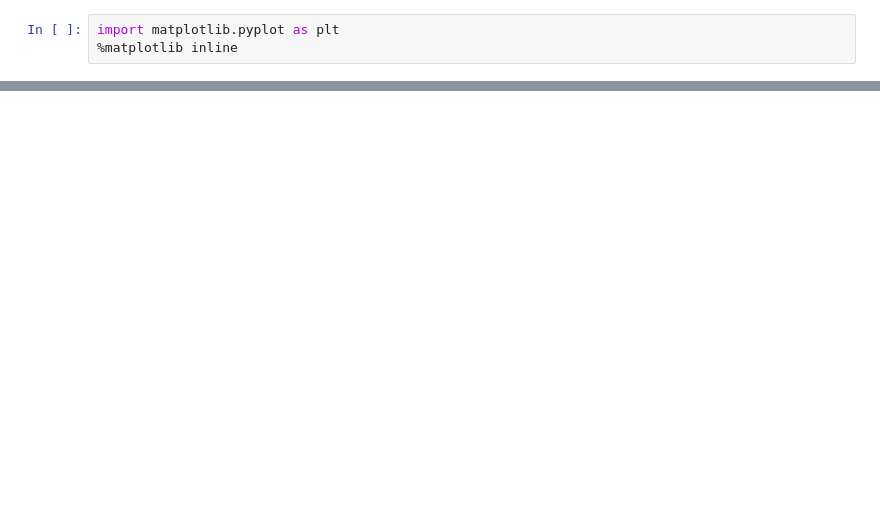
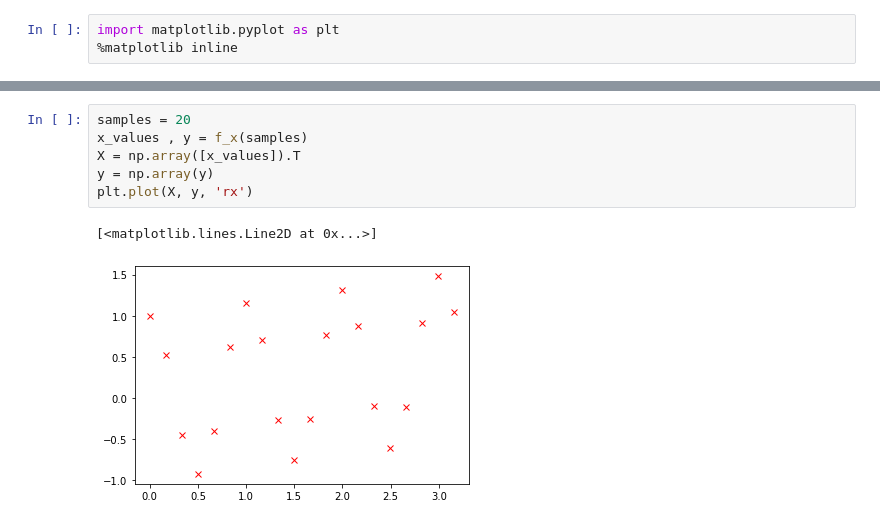
Before and after one commit to tauqeer112/linear_regression, a Jupyter notebook: part2.ipynb, the cells around one changed output, grey strips where cells are left out. Drawn from its saved outputs; the diff is of its cells as text; blank space fills up the shorter version.

```diff
--- a/part2.ipynb
+++ b/part2.ipynb
@@ -32,0 +151,9 @@ plt.plot(x_all, y_all)
+# %%
+samples = 20
+x_values , y = f_x(samples)
+X = np.array([x_values]).T
+y = np.array(y)
+plt.plot(X, y, 'rx')
+# %% [output]
+[<matplotlib.lines.Line2D at 0x...>]
+[figure, added]
```
Also changed, not shown: parts of 17 cells of this notebook, 1 other file.
